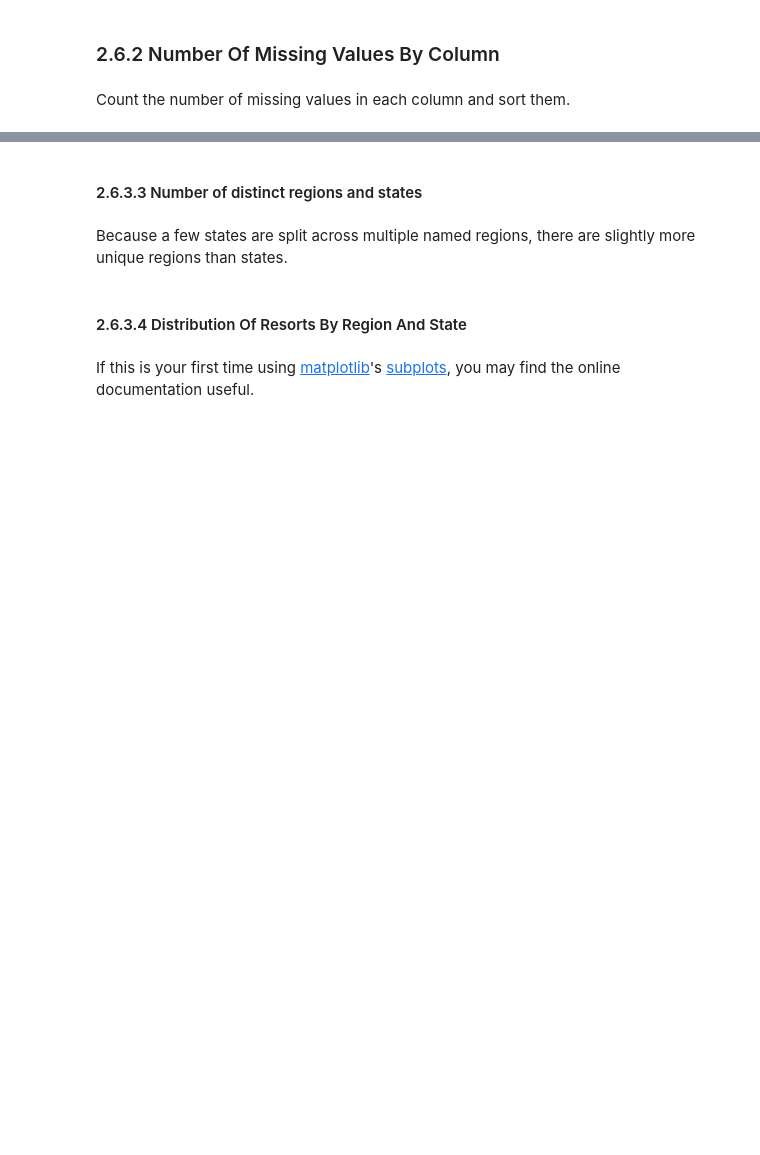
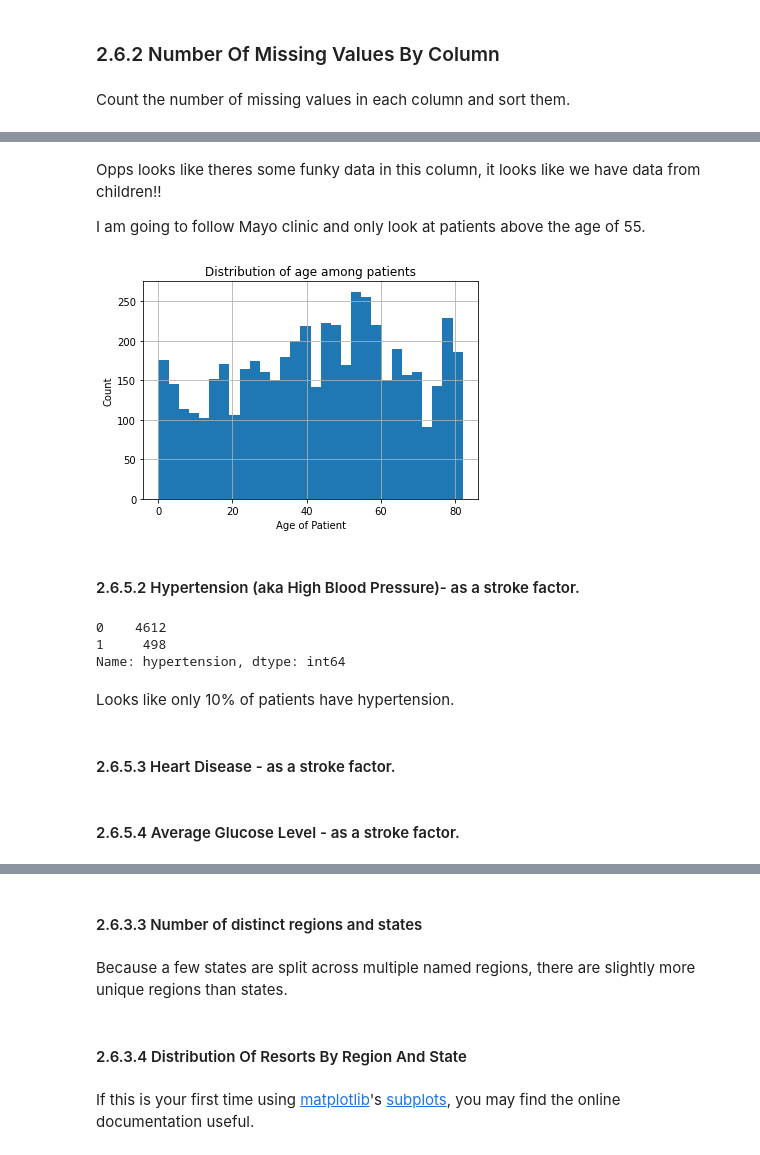
Before and after one commit to FayD21/Capstone-2-Stroke-Prediction, a Jupyter notebook: Notebooks/02_data_wrangling.ipynb, the cells around one changed output, grey strips where cells are left out. Drawn from its saved outputs; the diff is of its cells as text; code cells hidden in the pictures; blank space fills up the shorter version.

```diff
--- a/Notebooks/02_data_wrangling.ipynb
+++ b/Notebooks/02_data_wrangling.ipynb
@@ -244,0 +334,26 @@ The vast majority of the differences are in California, with most Regions being
+# %% [markdown]
+Opps looks like theres some funky data in this column, it looks like we have data from children!!
+
+I am going to follow Mayo clinic and only look at patients above the age of 55.
+# %%
+#SHOULD DO A HISTOGRAM HERE INSTEAD!!!!
+stroke_data.age.hist(bins=30)
+plt.xlabel('Age of Patient')
+plt.ylabel('Count')
+plt.title('Distribution of age among patients');
+# %% [output]
+[figure, added]
+# %% [markdown]
+#### 2.6.5.2 Hypertension (aka High Blood Pressure)- as a stroke factor.<a id=''></a>
+# %%
+stroke_data['hypertension'].value_counts()
+# %% [output]
+0    4612
+1     498
+Name: hypertension, dtype: int64
+# %% [markdown]
+Looks like only 10% of patients have hypertension.
+# %% [markdown]
+#### 2.6.5.3 Heart Disease - as a stroke factor.<a id=''></a>
+# %% [markdown]
+#### 2.6.5.4 Average Glucose Level - as a stroke factor.<a id=''></a>
```
Also changed, not shown: parts of 69 cells of this notebook.
